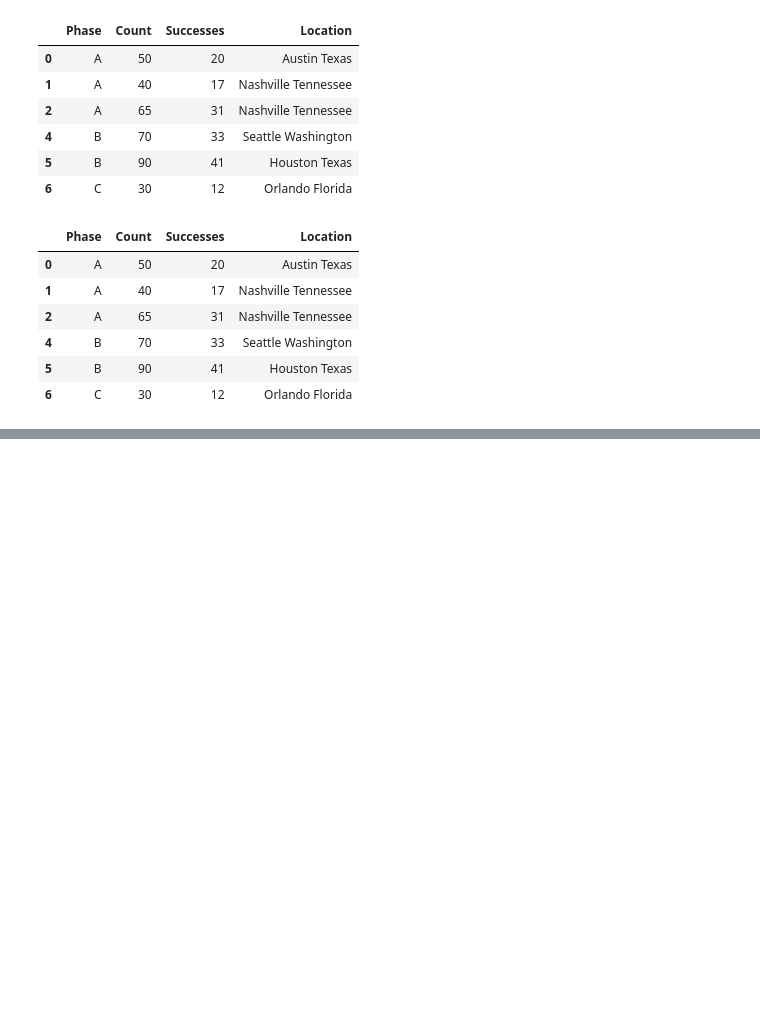
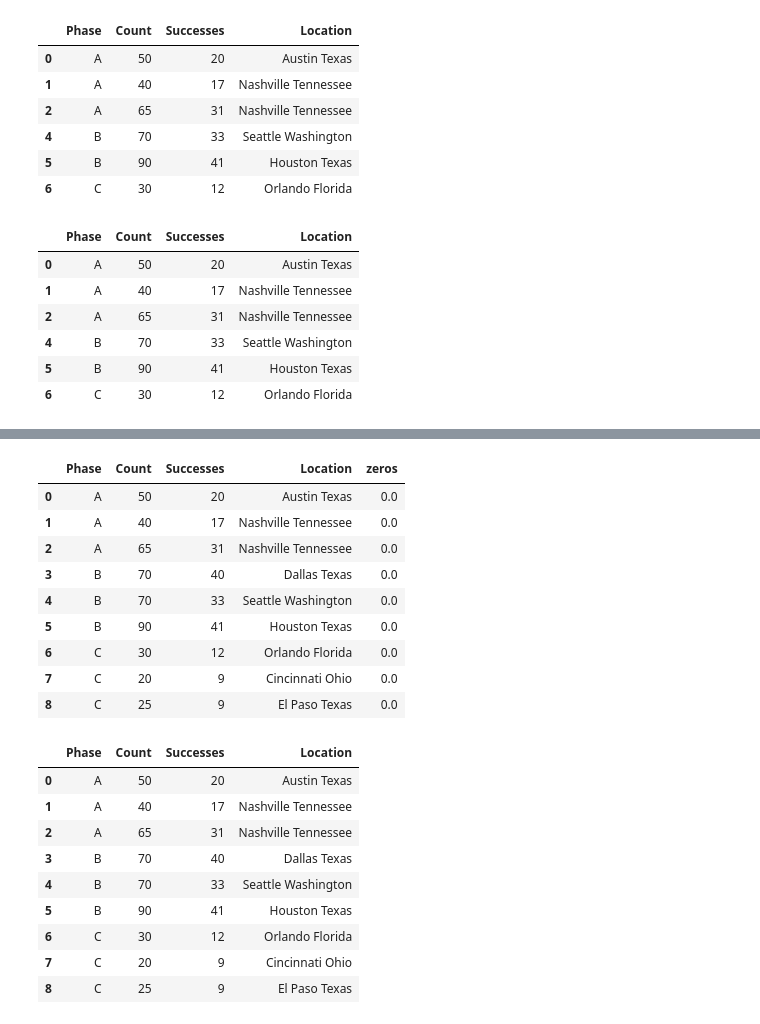
Before and after one commit to M-Christensen/ATPA, a Jupyter notebook: SOAModule_Notes/Module2/Sec2_DataTransformationCleaning.ipynb, the cells around one changed output, grey strips where cells are left out. Cells and saved outputs as stored; diff of their text form; code cells hidden in the pictures; blank space fills up the shorter version.

```diff
--- a/SOAModule_Notes/Module2/Sec2_DataTransformationCleaning.ipynb
+++ b/SOAModule_Notes/Module2/Sec2_DataTransformationCleaning.ipynb
@@ -244,3 +277,29 @@ trials_tiebreak2
+# %%
+trials = trials.assign(zeros = np.zeros(len(trials.index)))
+display(trials)
+trials.drop(columns=["zeros"], inplace=True)
+display(trials)
+# %% [output]
+|  | Phase | Count | Successes | Location | zeros |
+| 0 | A | 50 | 20 | Austin Texas | 0.0 |
+| 1 | A | 40 | 17 | Nashville Tennessee | 0.0 |
+| 2 | A | 65 | 31 | Nashville Tennessee | 0.0 |
+| 3 | B | 70 | 40 | Dallas Texas | 0.0 |
+| 4 | B | 70 | 33 | Seattle Washington | 0.0 |
+| 5 | B | 90 | 41 | Houston Texas | 0.0 |
+| 6 | C | 30 | 12 | Orlando Florida | 0.0 |
+| 7 | C | 20 | 9 | Cincinnati Ohio | 0.0 |
+| 8 | C | 25 | 9 | El Paso Texas | 0.0 |
+|  | Phase | Count | Successes | Location |
+| 0 | A | 50 | 20 | Austin Texas |
+| 1 | A | 40 | 17 | Nashville Tennessee |
+| 2 | A | 65 | 31 | Nashville Tennessee |
+| 3 | B | 70 | 40 | Dallas Texas |
+| 4 | B | 70 | 33 | Seattle Washington |
+| 5 | B | 90 | 41 | Houston Texas |
+| 6 | C | 30 | 12 | Orlando Florida |
+| 7 | C | 20 | 9 | Cincinnati Ohio |
+| 8 | C | 25 | 9 | El Paso Texas |
 # %%
 # CHUNK 26: Create the new variable Rate = Successes/Count
 
```
Also changed, not shown: parts of 11 cells of this notebook.
